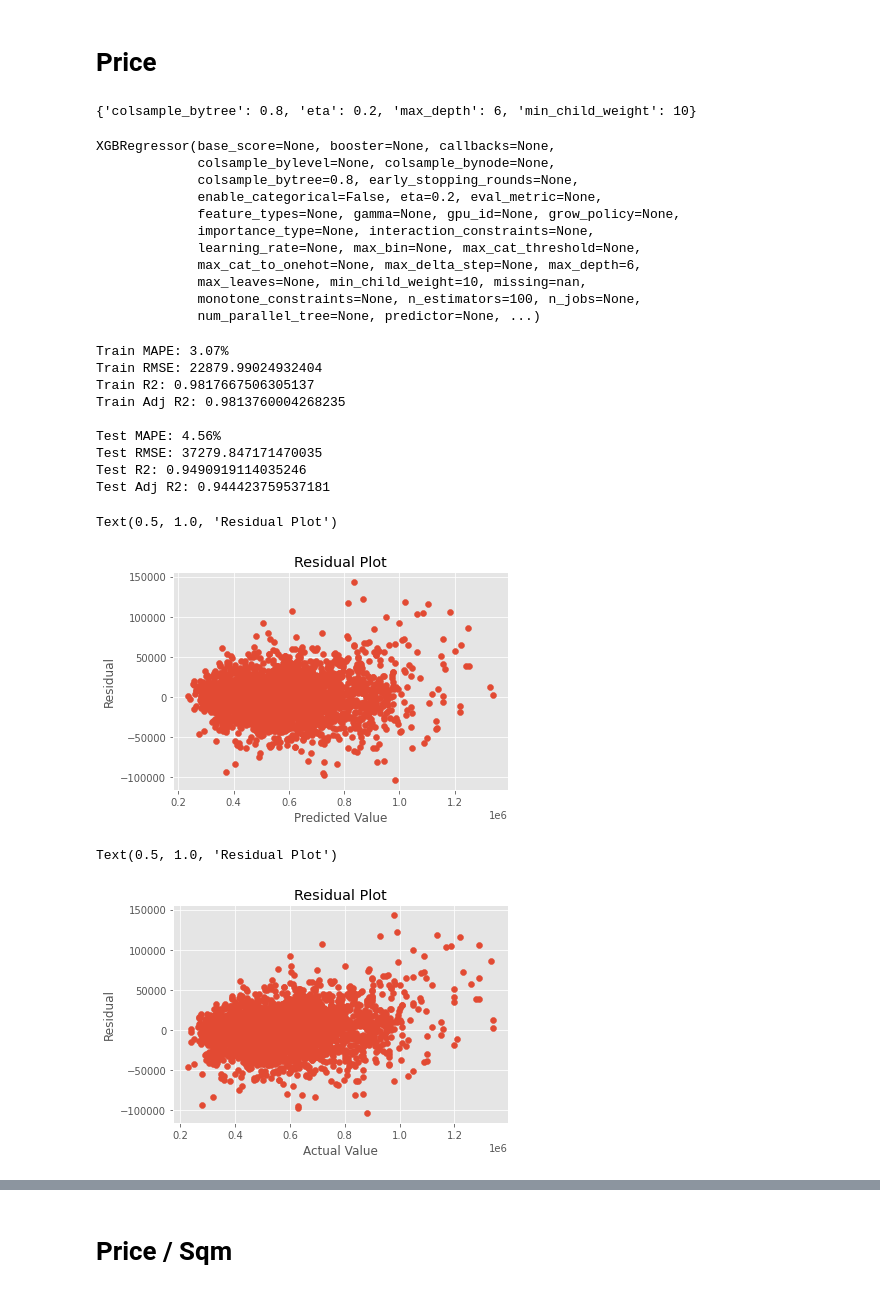
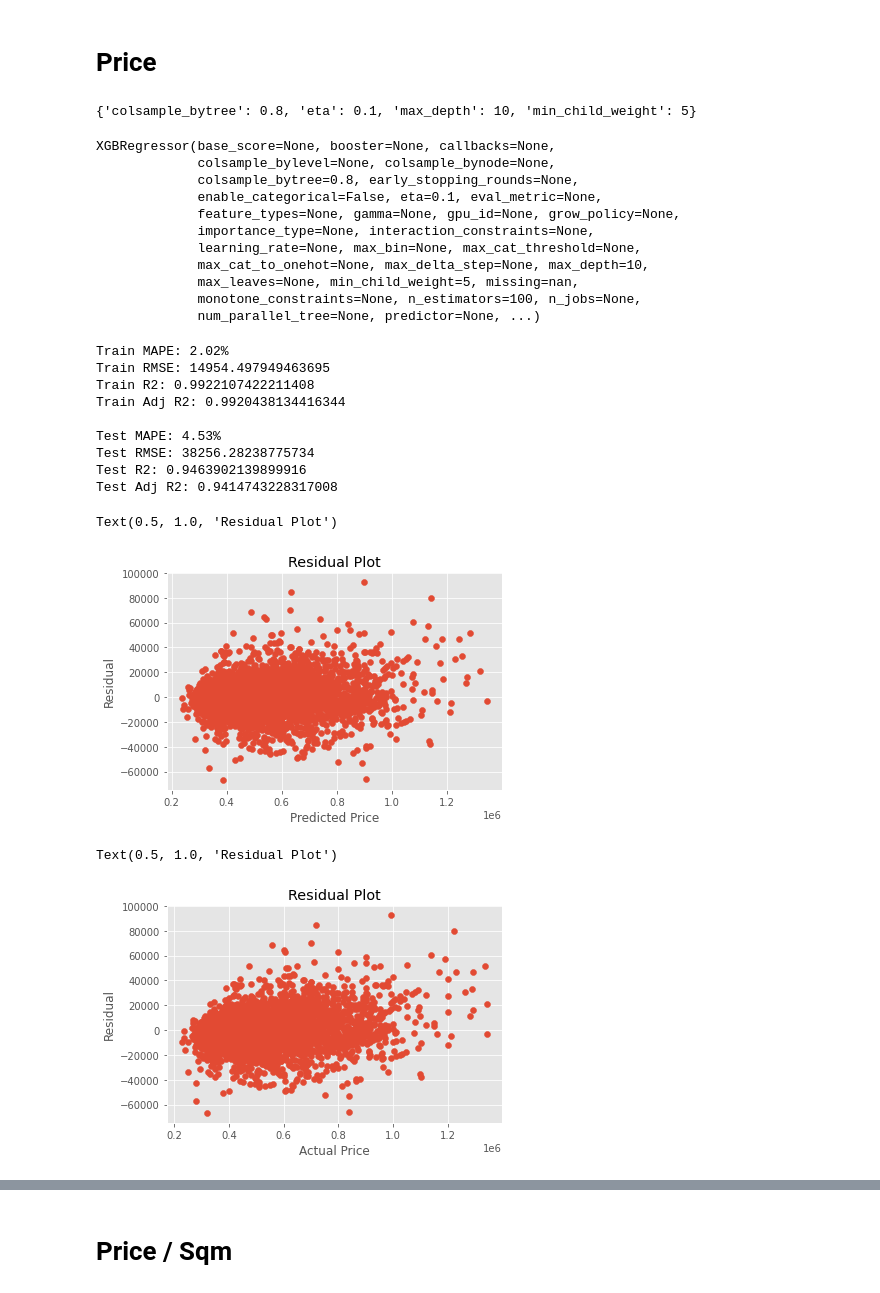
Before and after one commit to cliftonfelix/Predicting-HDB-Resale-Prices, a Jupyter notebook: resale_XGBoost.ipynb, the cells around one changed output, grey strips where cells are left out. Saved outputs shown, nothing was run; the diff lists cells and outputs as text; code cells hidden in the pictures.

```diff
--- a/resale_XGBoost.ipynb
+++ b/resale_XGBoost.ipynb
@@ -51,10 +51,10 @@ y_train = train_df["resale_price"]
 y_test = test_df["resale_price"]
 # %%
 test_params = {
- 'max_depth': [3, 6],
- 'eta': [0.1, 0.2, 0.3],
+ 'max_depth': [3, 6, 10],
+ 'eta': [0.03, 0.1, 0.2, 0.3],
  'min_child_weight': [1, 5, 10, 20],
- 'colsample_bytree': [0.3, 0.5, 0.8, 1]
+ 'colsample_bytree': [0.5, 0.8, 1]
 }
 
 xgb_model = XGBRegressor()
@@ -63,21 +63,21 @@ cv_model = GridSearchCV(estimator = xgb_model, param_grid = test_params)
 cv_model.fit(X_train, y_train)
 cv_model.best_params_
 # %% [output]
-{'colsample_bytree': 0.8, 'eta': 0.2, 'max_depth': 6, 'min_child_weight': 10}
+{'colsample_bytree': 0.8, 'eta': 0.1, 'max_depth': 10, 'min_child_weight': 5}
 # %%
 #fit model no training data
-model = XGBRegressor(eta = 0.2, max_depth = 6, min_child_weight = 10, colsample_bytree = 0.8)
+model = XGBRegressor(eta = 0.1, max_depth = 10, min_child_weight = 5, colsample_bytree = 0.8)
 model.fit(X_train, y_train)
 # %% [output]
 XGBRegressor(base_score=None, booster=None, callbacks=None,
              colsample_bylevel=None, colsample_bynode=None,
              colsample_bytree=0.8, early_stopping_rounds=None,
-             enable_categorical=False, eta=0.2, eval_metric=None,
+             enable_categorical=False, eta=0.1, eval_metric=None,
              feature_types=None, gamma=None, gpu_id=None, grow_policy=None,
              importance_type=None, interaction_constraints=None,
              learning_rate=None, max_bin=None, max_cat_threshold=None,
-             max_cat_to_onehot=None, max_delta_step=None, max_depth=6,
-             max_leaves=None, min_child_weight=10, missing=nan,
+             max_cat_to_onehot=None, max_delta_step=None, max_depth=10,
+             max_leaves=None, min_child_weight=5, missing=nan,
              monotone_constraints=None, n_estimators=100, n_jobs=None,
              num_parallel_tree=None, predictor=None, ...)
 # %%
@@ -109,34 +109,34 @@ print("Test RMSE:", test_rmse)
 print("Test R2:", test_r2)
 print("Test Adj R2:", test_adj_r2)
 # %% [output]
-Train MAPE: 3.07%
-Train RMSE: 22879.99024932404
-Train R2: 0.9817667506305137
-Train Adj R2: 0.9813760004268235
+Train MAPE: 2.02%
+Train RMSE: 14954.497949463695
+Train R2: 0.9922107422211408
+Train Adj R2: 0.9920438134416344
 
-Test MAPE: 4.56%
-Test RMSE: 37279.847171470035
-Test R2: 0.9490919114035246
-Test Adj R2: 0.944423759537181
+Test MAPE: 4.53%
+Test RMSE: 38256.28238775734
+Test R2: 0.9463902139899916
+Test Adj R2: 0.9414743228317008
 # %%
 train_residuals = y_train - y_train_pred
 test_residuals = y_test - y_test_pred
 # %%
 #idk residual plot is vs predicted value or actual value lol
 plt.scatter(y_train_pred, train_residuals)
-plt.xlabel("Predicted Value")
+plt.xlabel("Predicted Price")
 plt.ylabel("Residual")
 plt.title("Residual Plot")
 # %% [output]
 Text(0.5, 1.0, 'Residual Plot')
-[figure, old version]
+[figure, new version]
 # %%
 plt.scatter(y_train, train_residuals)
-plt.xlabel("Actual Value")
+plt.xlabel("Actual Price")
 plt.ylabel("Residual")
 plt.title("Residual Plot")
 # %% [output]
 Text(0.5, 1.0, 'Residual Plot')
-[figure, old version]
+[figure, new version]
 # %%
 plt.scatter(y_train, y_train_pred)
```
Also changed, not shown: parts of 22 cells of this notebook.
